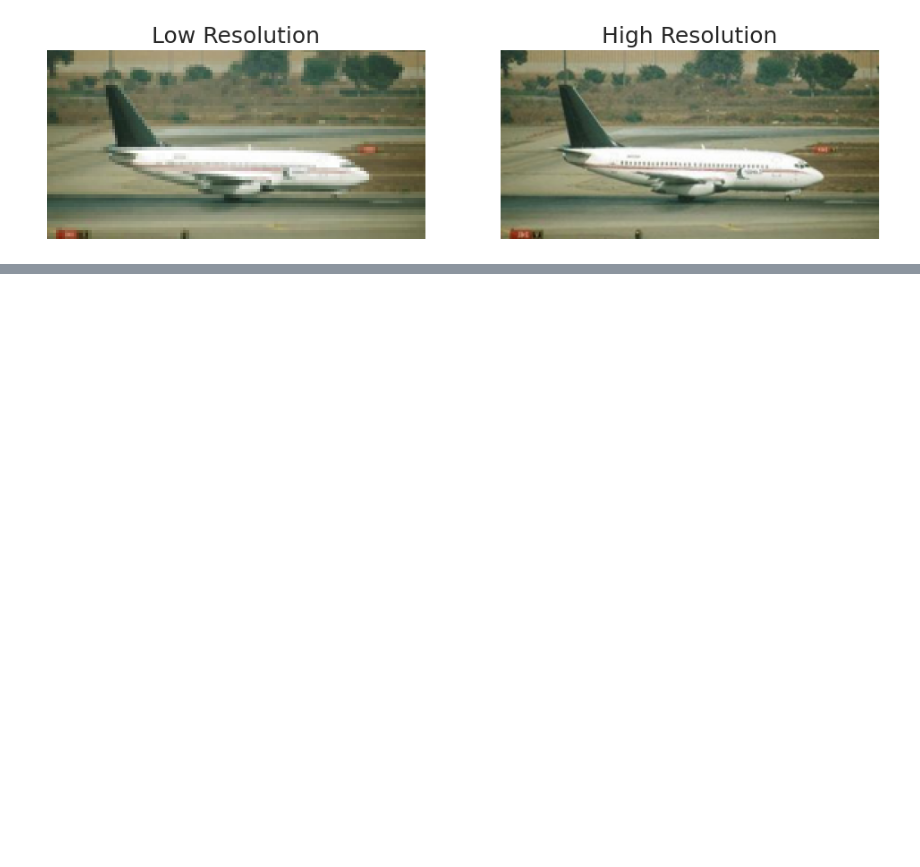
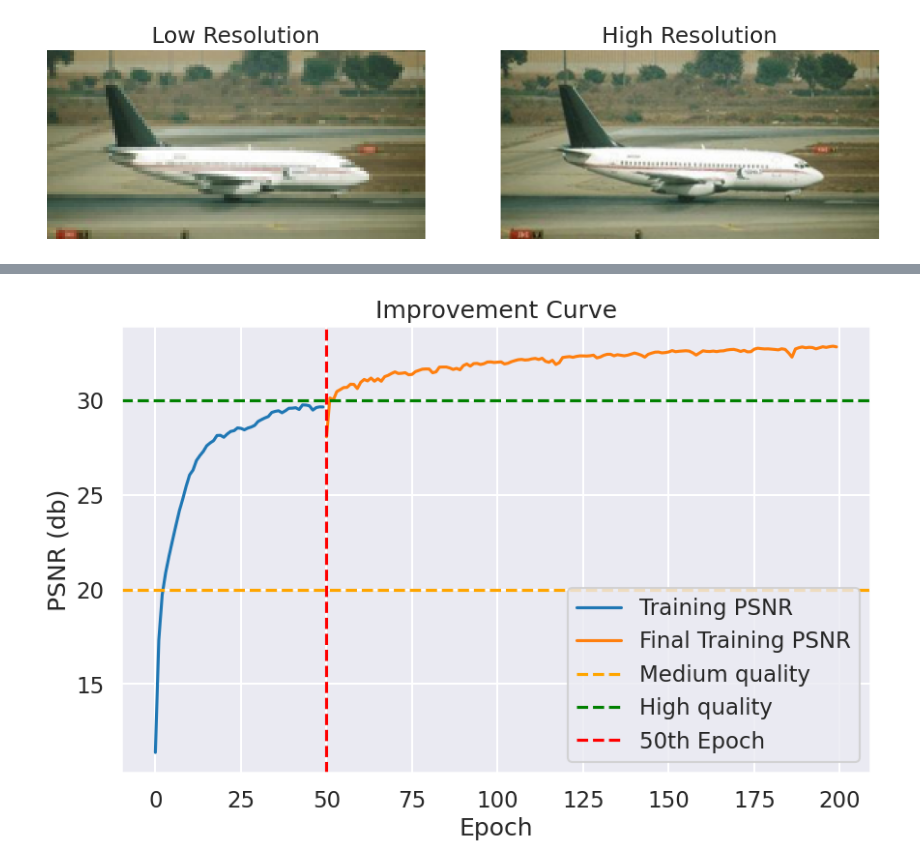
Before and after one commit to cMancio00/Super-Resolution, a Jupyter notebook: notebook.ipynb, the cells around one changed output, grey strips where cells are left out. Cells and saved outputs as stored; diff of their text form; code cells hidden in the pictures; blank space fills up the shorter version.

```diff
--- a/notebook.ipynb
+++ b/notebook.ipynb
@@ -58,0 +134,22 @@ plt.show()
+# %%
+training_psnr = "training_logs/202408051714_psnr.csv"
+final_training_psnr = "training_logs/202408051740_psnr.csv"
+training_psnr = genfromtxt(training_psnr, delimiter=',')
+final_training_psnr = genfromtxt(final_training_psnr, delimiter=',')
+
+plt.figure(figsize=(10, 6))
+sns.lineplot(x=np.arange(len(training_psnr)), y=training_psnr, label='Training PSNR')
+sns.lineplot(x=np.arange(len(training_psnr), len(training_psnr) + len(final_training_psnr)),
+             y=final_training_psnr, label='Final Training PSNR')
+
+plt.axhline(y=20, color='orange', linestyle='--', label='Medium quality')
+plt.axhline(y=30, color='green', linestyle='--', label='High quality')
+
+plt.axvline(x=50, color='red', linestyle='--', label='50th Epoch')
+plt.xlabel('Epoch')
+plt.ylabel('PSNR (db)')
+plt.title('Improvement Curve')
+plt.legend()
+plt.show()
+# %% [output]
+[figure, added]
```
Also changed, not shown: parts of 15 cells of this notebook, 2 other files.
